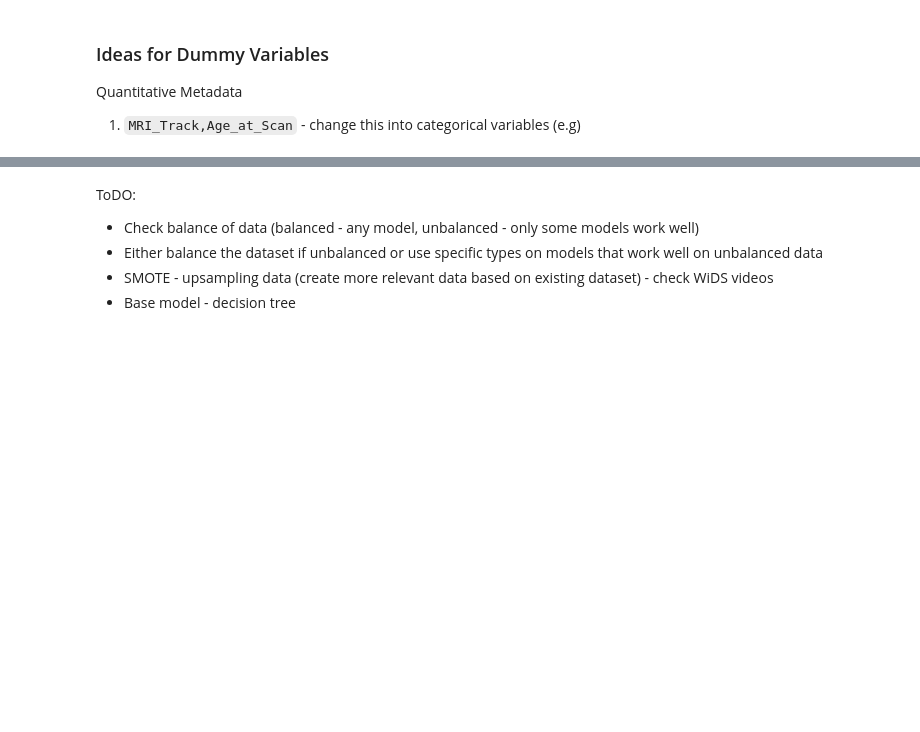
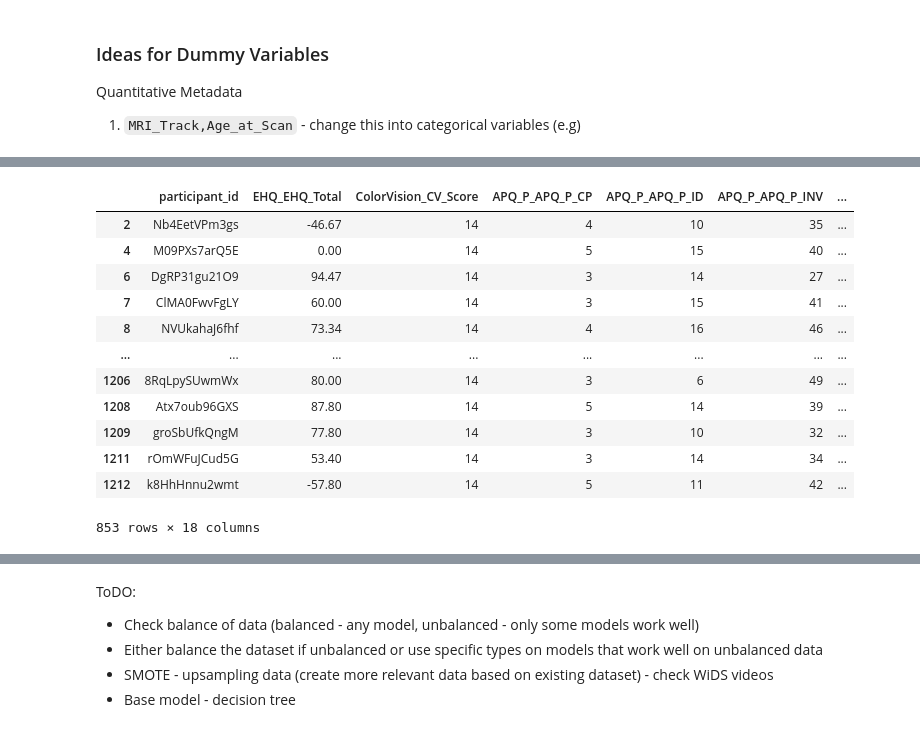
Before and after one commit to asmik12/bttai_wids_team4, a Jupyter notebook: data_preprocessing.ipynb, the cells around one changed output, grey strips where cells are left out. Drawn from its saved outputs; the diff is of its cells as text; code cells hidden in the pictures; blank space fills up the shorter version.

```diff
--- a/data_preprocessing.ipynb
+++ b/data_preprocessing.ipynb
@@ -278,2 +279,21 @@ ASK  TA - TODO
+# %%
+# Encoding the categorical variables
+one_hot_encode_cols = ['Basic_Demos_Study_Site', 'PreInt_Demos_Fam_Child_Ethnicity',
+                       'PreInt_Demos_Fam_Child_Race', 'MRI_Track_Scan_Location']
+
+# Initialize OneHotEncoder
+encoder = OneHotEncoder()
+
+# Fit and transform categorical columns
+encoded_cat_data = encoder.fit_transform(cat_metadata[one_hot_encode_cols]).toarray()  # Convert to dense array
+
+# Get feature names for encoded columns
+encoded_cols = encoder.get_feature_names_out(one_hot_encode_cols)
+
+# Create a DataFrame for the encoded data
+cat_encoded = pd.DataFrame(encoded_cat_data, columns=encoded_cols, index=cat_metadata.index)
+
+# Add the encoded columns back to the original DataFrame
+cat_metadata = pd.concat([cat_metadata, cat_encoded], axis=1)
 # %% [markdown]
 Notice that in Target Variables given in `TRAINING_SOLUTIONS.XLSX` the `ADHD_Outcome` field is a string. We need to convert this to a label encoded categorical int. This is done by the code in the cell below.
@@ -353,0 +366,17 @@ Quantitative Metadata
+# %%
+cat_metadata['Age_Range'] = pd.cut(quant_metadata['MRI_Track_Age_at_Scan'], bins=bins, labels=False, right=False)
+quant_metadata.drop(columns='MRI_Track_Age_at_Scan')
+# %% [output]
+|  | participant_id | EHQ_EHQ_Total | ColorVision_CV_Score | APQ_P_APQ_P_CP | APQ_P_APQ_P_ID | APQ_P_APQ_P_INV | ... |
+| 2 | Nb4EetVPm3gs | -46.67 | 14 | 4 | 10 | 35 | ... |
+| 4 | M09PXs7arQ5E | 0.00 | 14 | 5 | 15 | 40 | ... |
+| 6 | DgRP31gu21O9 | 94.47 | 14 | 3 | 14 | 27 | ... |
+| 7 | ClMA0FwvFgLY | 60.00 | 14 | 3 | 15 | 41 | ... |
+| 8 | NVUkahaJ6fhf | 73.34 | 14 | 4 | 16 | 46 | ... |
+| ... | ... | ... | ... | ... | ... | ... | ... |
+| 1206 | 8RqLpySUwmWx | 80.00 | 14 | 3 | 6 | 49 | ... |
+| 1208 | Atx7oub96GXS | 87.80 | 14 | 5 | 14 | 39 | ... |
+| 1209 | groSbUfkQngM | 77.80 | 14 | 3 | 10 | 32 | ... |
+| 1211 | rOmWFuJCud5G | 53.40 | 14 | 3 | 14 | 34 | ... |
+| 1212 | k8HhHnnu2wmt | -57.80 | 14 | 5 | 11 | 42 | ... |
+853 rows × 18 columns
```
Also changed, not shown: parts of 9 cells of this notebook.
